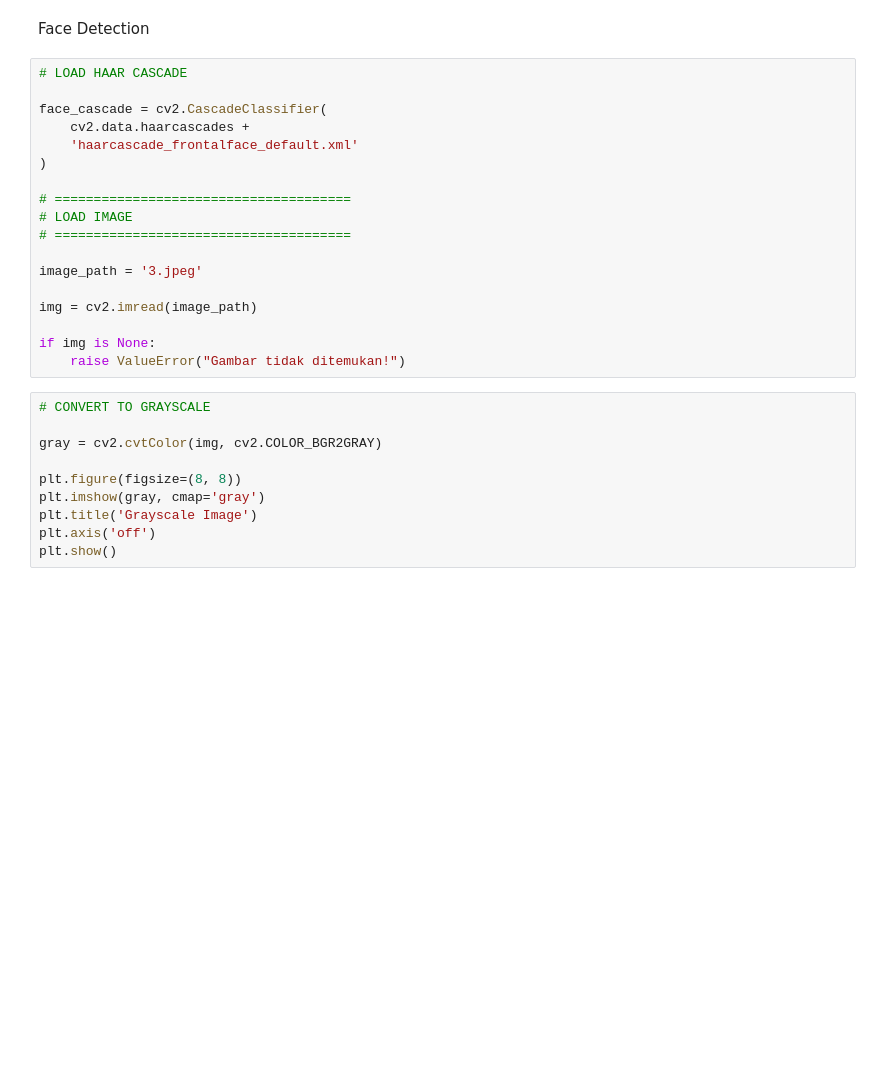
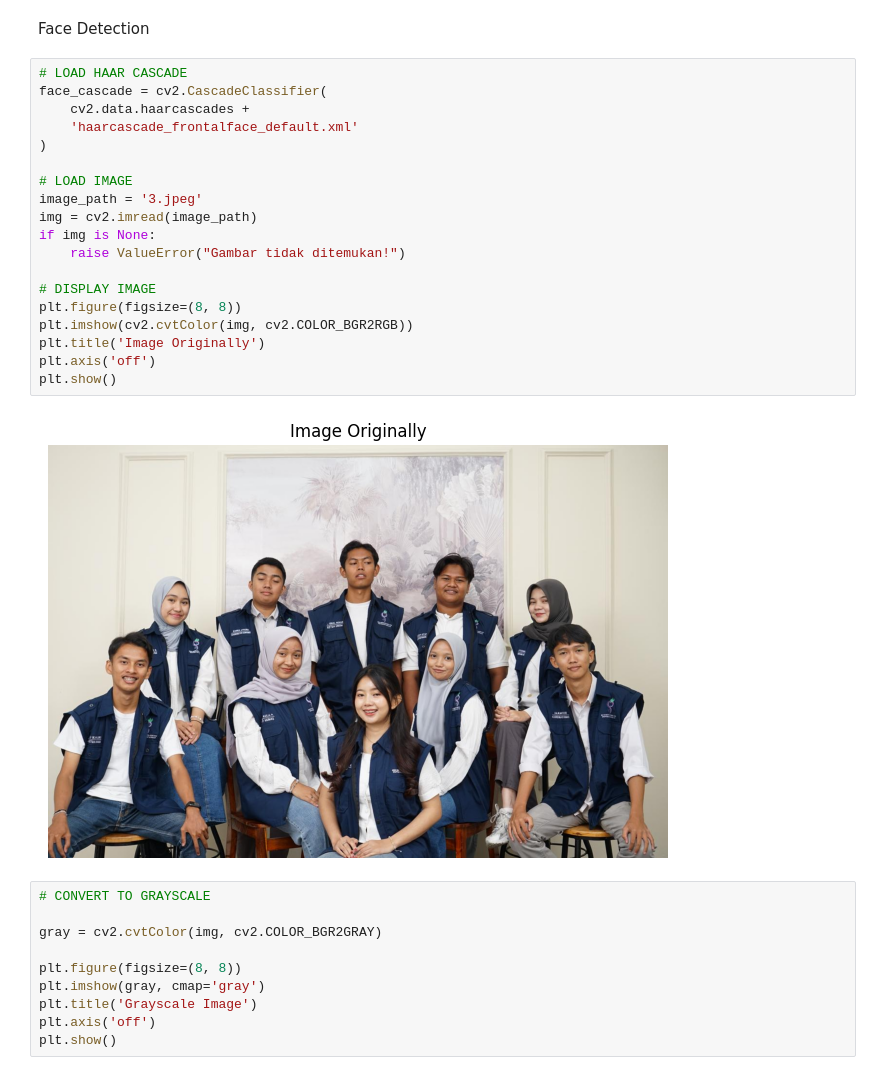
Before and after one commit to WahyuKhairi06/2311531009_Wahyu-Khairi_ImageProcessing, a Jupyter notebook: FaceDetection/2311531009_WahyuKhairi_FaceDetection.ipynb, the cells around one changed output. Drawn from its saved outputs; the diff is of its cells as text; blank space fills up the shorter version.

```diff
--- a/FaceDetection/2311531009_WahyuKhairi_FaceDetection.ipynb
+++ b/FaceDetection/2311531009_WahyuKhairi_FaceDetection.ipynb
@@ -32,22 +32,25 @@ Saving 3.jpeg to 3.jpeg
 Face Detection
 # %%
 # LOAD HAAR CASCADE
-
 face_cascade = cv2.CascadeClassifier(
     cv2.data.haarcascades +
     'haarcascade_frontalface_default.xml'
 )
 
-# ======================================
 # LOAD IMAGE
-# ======================================
-
 image_path = '3.jpeg'
-
 img = cv2.imread(image_path)
-
 if img is None:
     raise ValueError("Gambar tidak ditemukan!")
+
+# DISPLAY IMAGE
+plt.figure(figsize=(8, 8))
+plt.imshow(cv2.cvtColor(img, cv2.COLOR_BGR2RGB))
+plt.title('Image Originally')
+plt.axis('off')
+plt.show()
+# %% [output]
+[figure, added]
 # %%
 # CONVERT TO GRAYSCALE
 
```
